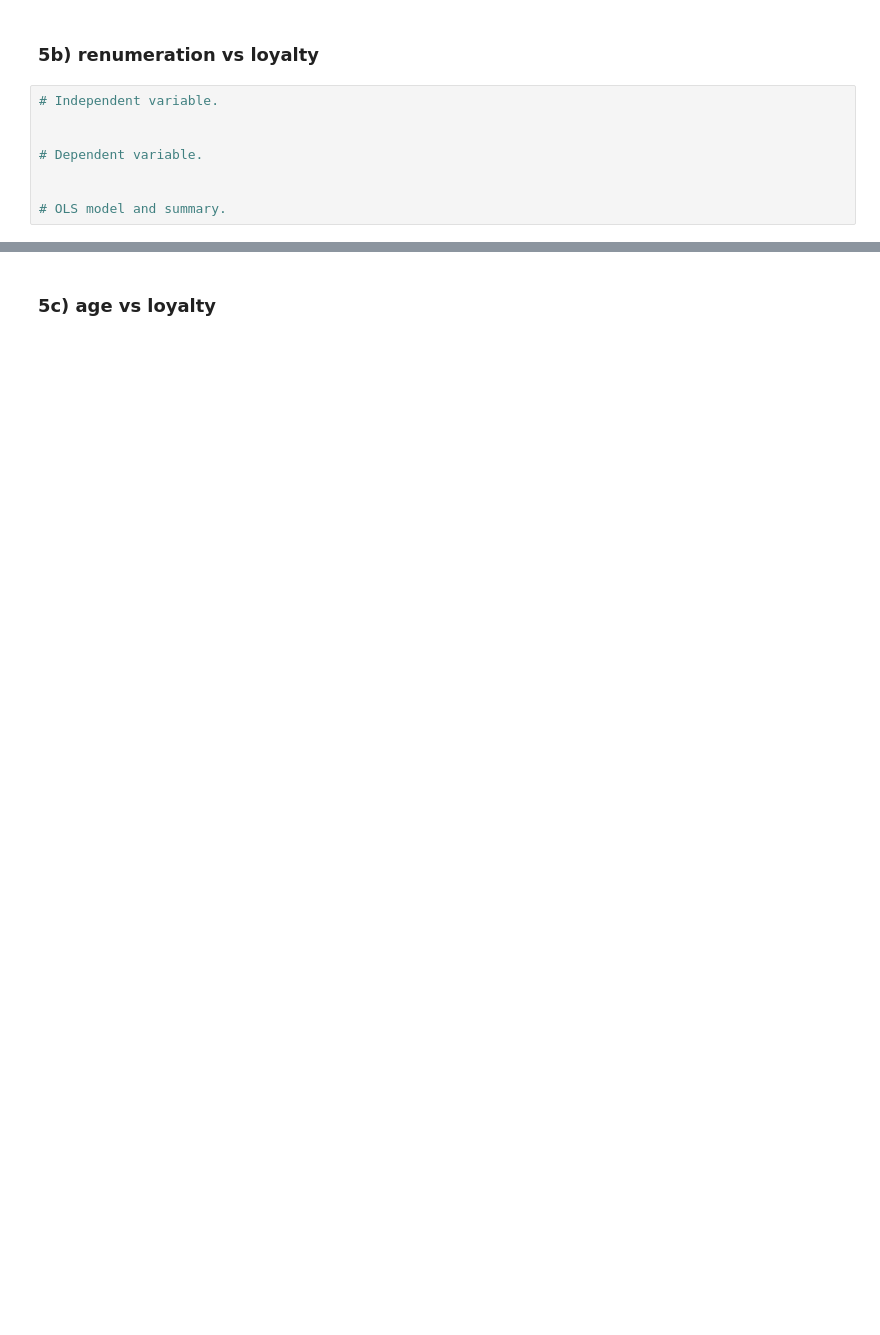
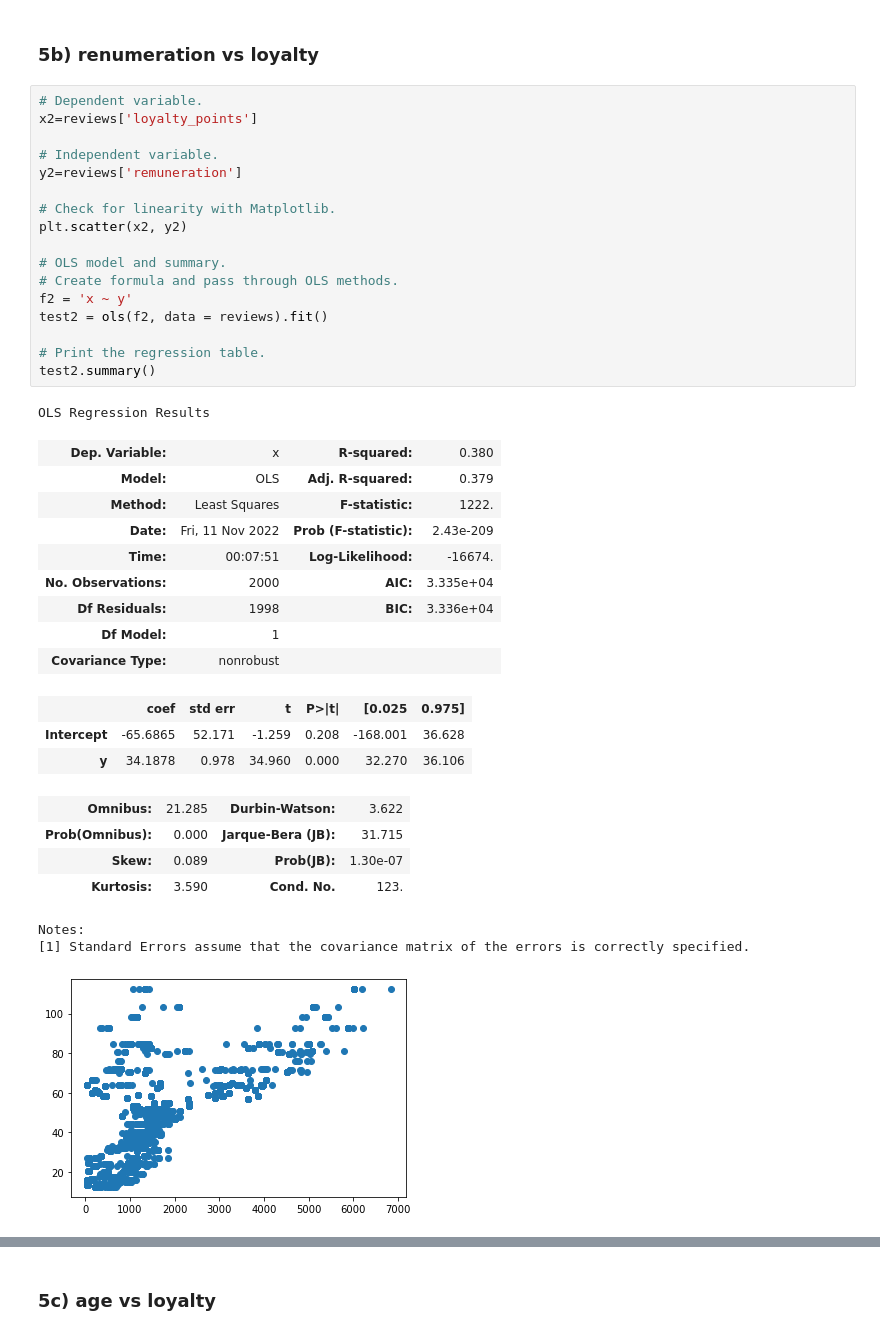
Before and after one commit to mikebenas/LSE_TurtleGames_R_Analysis, a Jupyter notebook: LSE_DA301_Assignment_Python_template.ipynb, the cells around one changed output, grey strips where cells are left out. Drawn from its saved outputs; the diff is of its cells as text; blank space fills up the shorter version.

```diff
--- a/LSE_DA301_Assignment_Python_template.ipynb
+++ b/LSE_DA301_Assignment_Python_template.ipynb
@@ -218,12 +285,42 @@ reviews.head()
 # %% [markdown]
 ### 5b) renumeration vs loyalty
-# %%
-# Independent variable.
-
-
-# Dependent variable.
-
-
-# OLS model and summary.
+# %%
+# Dependent variable.
+x2=reviews['loyalty_points']
+
+# Independent variable.
+y2=reviews['remuneration']
+
+# Check for linearity with Matplotlib.
+plt.scatter(x2, y2)
+
+# OLS model and summary.
+# Create formula and pass through OLS methods.
+f2 = 'x ~ y'
+test2 = ols(f2, data = reviews).fit()
+
+# Print the regression table.
+test2.summary()
+# %% [output]
+OLS Regression Results
+| Dep. Variable: | x | R-squared: | 0.380 |
+| Model: | OLS | Adj. R-squared: | 0.379 |
+| Method: | Least Squares | F-statistic: | 1222. |
+| Date: | Fri, 11 Nov 2022 | Prob (F-statistic): | 2.43e-209 |
+| Time: | 00:07:51 | Log-Likelihood: | -16674. |
+| No. Observations: | 2000 | AIC: | 3.335e+04 |
+| Df Residuals: | 1998 | BIC: | 3.336e+04 |
+| Df Model: | 1 |  |  |
+| Covariance Type: | nonrobust |  |  |
+|  | coef | std err | t | P>|t| | [0.025 | 0.975] |
+| Intercept | -65.6865 | 52.171 | -1.259 | 0.208 | -168.001 | 36.628 |
+| y | 34.1878 | 0.978 | 34.960 | 0.000 | 32.270 | 36.106 |
+| Omnibus: | 21.285 | Durbin-Watson: | 3.622 |
+| Prob(Omnibus): | 0.000 | Jarque-Bera (JB): | 31.715 |
+| Skew: | 0.089 | Prob(JB): | 1.30e-07 |
+| Kurtosis: | 3.590 | Cond. No. | 123. |
+Notes:
+[1] Standard Errors assume that the covariance matrix of the errors is correctly specified.
+[figure, added]
 # %%
 # Extract the estimated parameters.
```
Also changed, not shown: parts of 13 cells of this notebook, 1 other file.
